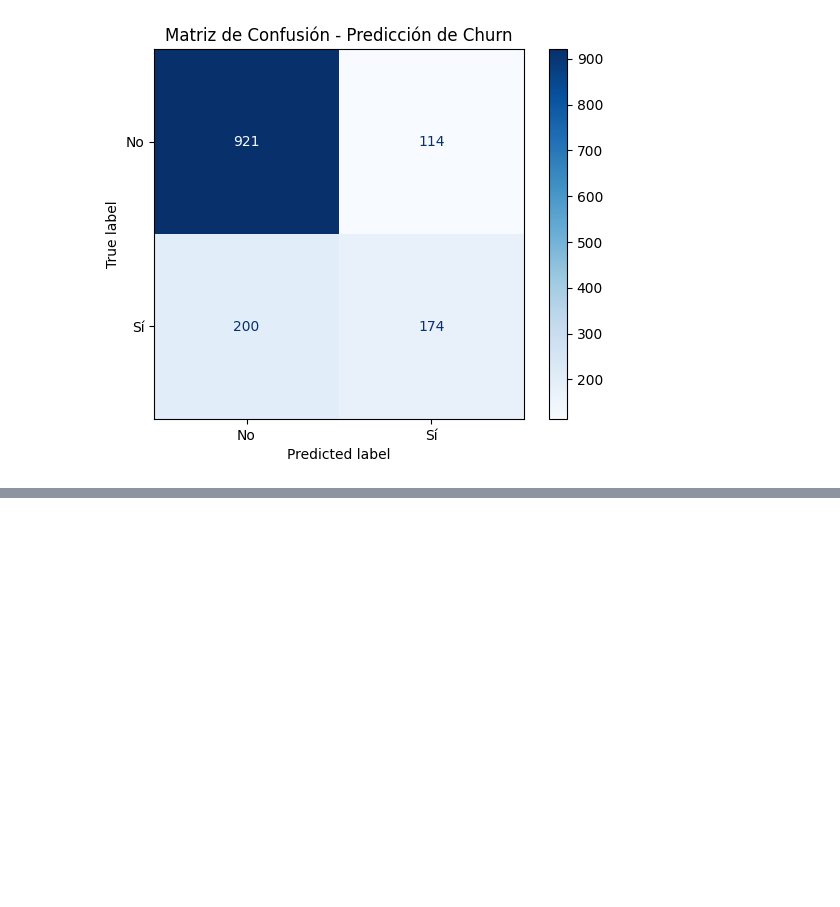
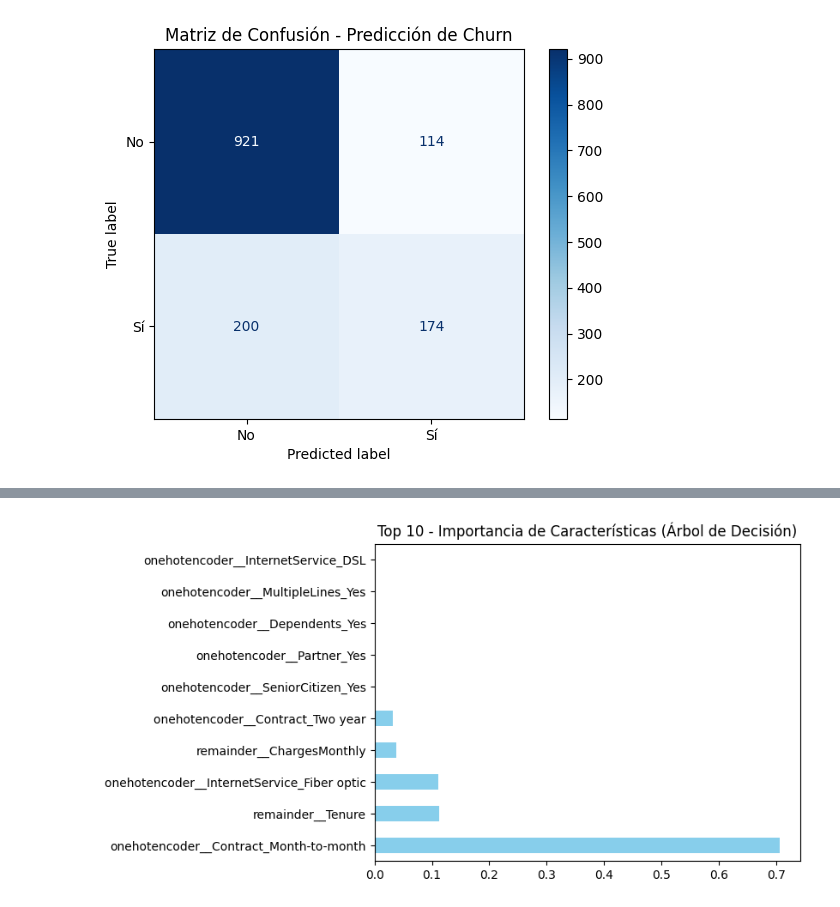
Before and after one commit to rociocelestial/Challenge3-Data-Science, a Jupyter notebook: TelecomX_parte_2.ipynb, the cells around one changed output, grey strips where cells are left out. Saved outputs shown, nothing was run; the diff lists cells and outputs as text; code cells hidden in the pictures; blank space fills up the shorter version.

```diff
--- a/TelecomX_parte_2.ipynb
+++ b/TelecomX_parte_2.ipynb
@@ -557,0 +588,7 @@ plt.show()
+# %%
+feature_names = one_hot.get_feature_names_out(columnas)
+
+# Graficar importancia para Árbol de Decisión
+graficar_importancia(modelo_arbol, "Top 10 - Importancia de Características (Árbol de Decisión)", feature_names)
+# %% [output]
+[figure, added]
```
Also changed, not shown: parts of 7 cells of this notebook.
